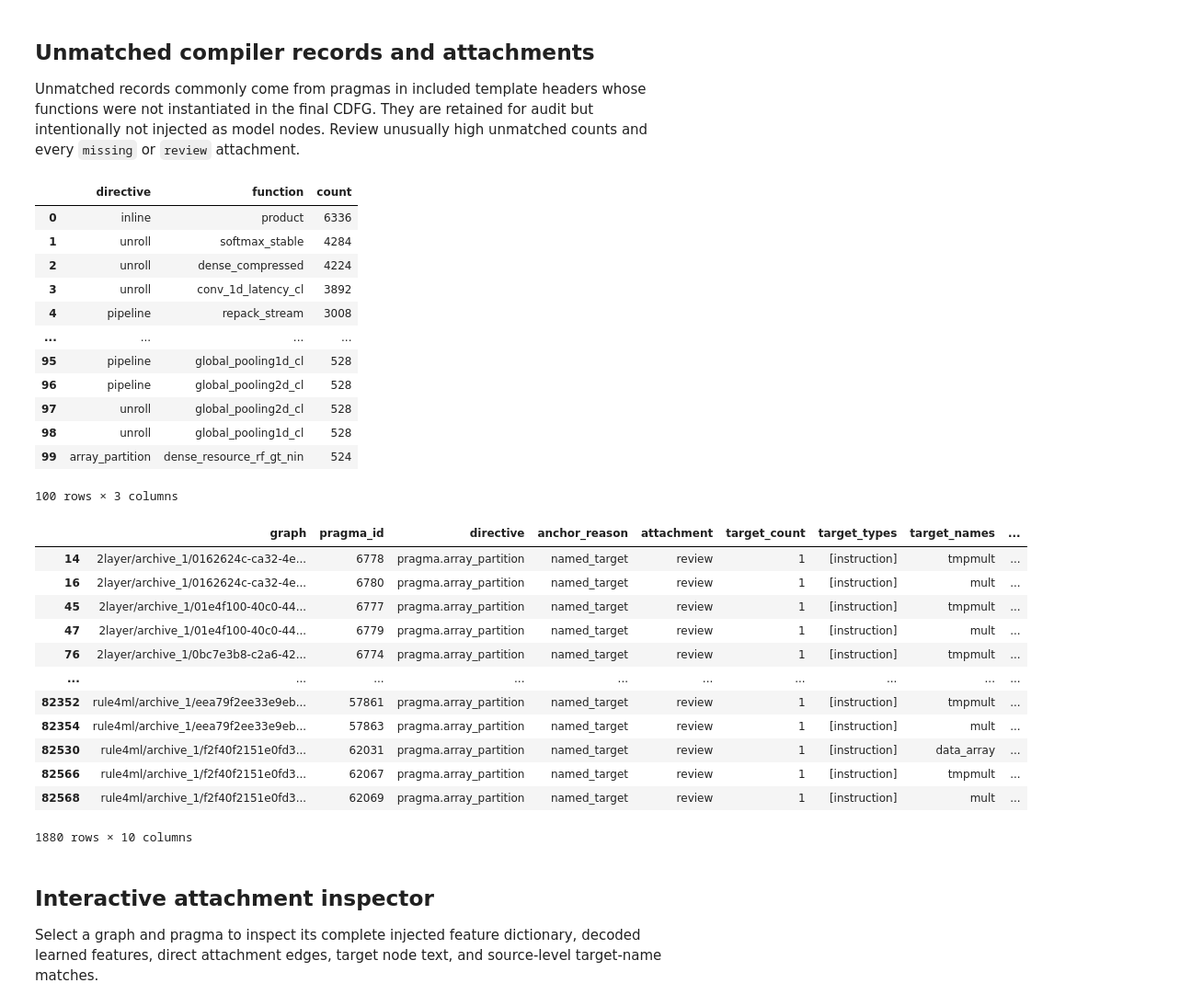
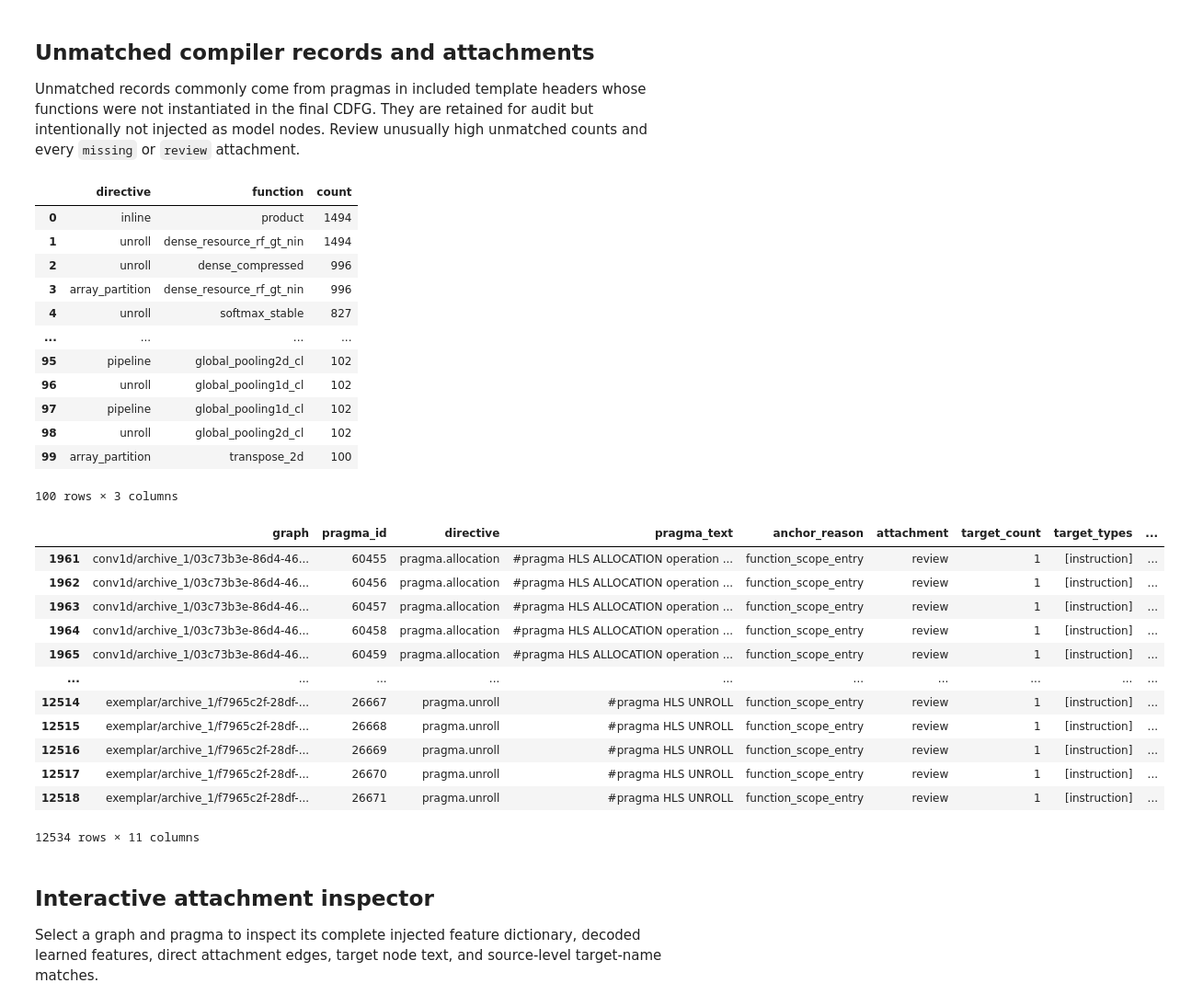
Before and after one commit to brios-polimi/ll-hls4ml, a Jupyter notebook: notebooks/08_pragma_injection_audit.ipynb, the cells around one changed output. Shown at 92% size. Cells and saved outputs as stored; diff of their text form; code cells hidden in the pictures.

```diff
--- a/notebooks/08_pragma_injection_audit.ipynb
+++ b/notebooks/08_pragma_injection_audit.ipynb
@@ -48,8 +48,8 @@ GRAPH_ROOT = Path(os.environ.get(
 )).resolve()
 
 # Set either filter to a collection of names, or leave as None for everything.
-KERNEL_FILTER = None       # e.g. {'2layer', 'conv1d'}
-ARCHIVE_FILTER = None      # e.g. {'archive_1', 'archive_4'}
+KERNEL_FILTER = ['2layer', 'conv1d', 'exemplar']
+ARCHIVE_FILTER = ['archive_1']      # e.g. {'archive_1', 'archive_4'}
 MAX_GRAPHS = None          # e.g. 100 for a quick sampled audit
 
 print(f'Repository: {REPO_ROOT}')
@@ -152,6 +151,13 @@ def pragma_arguments(node):
 def full_text(node):
     value = node.get('features', {}).get('full_text', [])
     return '\n'.join(map(str, value)) if isinstance(value, list) else str(value)
+
+
+def pragma_text(node):
+    stored = feature_value(node, 'pragma_text', '')
+    if stored:
+        return str(stored)
+    return full_text(node)
 
 
 def argument_coverage(node):
@@ -244,6 +250,7 @@ def audit_graphs(paths):
                 'archive': path.parent.name,
                 'pragma_id': int(node['id']),
                 'directive': node.get('text', 'pragma.unknown'),
+                'pragma_text': pragma_text(node),
                 'known_directive': node.get('text') in PRAGMA_VOCAB,
                 'schema_version': feature_value(node, 'schema_version', ''),
                 'origin': feature_value(node, 'origin', ''),
@@ -446,51 +530,51 @@ Unmatched records commonly come from pragmas in included template headers whose
 # %%
 if unmatched_audit.empty:
     print('No unmatched compiler records.')
 else:
     display(
         unmatched_audit.groupby(['directive', 'function']).size()
         .rename('count').sort_values(ascending=False).head(100).reset_index()
     )
 
 review_columns = [
-    'graph', 'pragma_id', 'directive', 'anchor_reason', 'attachment',
+    'graph', 'pragma_id', 'directive', 'pragma_text', 'anchor_reason', 'attachment',
     'target_count', 'target_types', 'target_names', 'matched_target_names',
     'raw_options',
 ]
 if pragma_audit.empty:
     print('No injected attachments to review.')
 else:
     display(
         pragma_audit[pragma_audit['attachment'].isin(['missing', 'review'])][review_columns]
         .sort_values(['attachment', 'directive', 'graph'])
     )
 # %% [output]
 |  | directive | function | count |
-| 0 | inline | product | 6336 |
-| 1 | unroll | softmax_stable | 4284 |
-| 2 | unroll | dense_compressed | 4224 |
-| 3 | unroll | conv_1d_latency_cl | 3892 |
-| 4 | pipeline | repack_stream | 3008 |
+| 0 | inline | product | 1494 |
+| 1 | unroll | dense_resource_rf_gt_nin | 1494 |
+| 2 | unroll | dense_compressed | 996 |
+| 3 | array_partition | dense_resource_rf_gt_nin | 996 |
+| 4 | unroll | softmax_stable | 827 |
 | ... | ... | ... | ... |
-| 95 | pipeline | global_pooling1d_cl | 528 |
-| 96 | pipeline | global_pooling2d_cl | 528 |
-| 97 | unroll | global_pooling2d_cl | 528 |
-| 98 | unroll | global_pooling1d_cl | 528 |
-| 99 | array_partition | dense_resource_rf_gt_nin | 524 |
+| 95 | pipeline | global_pooling2d_cl | 102 |
+| 96 | unroll | global_pooling1d_cl | 102 |
+| 97 | pipeline | global_pooling1d_cl | 102 |
+| 98 | unroll | global_pooling2d_cl | 102 |
+| 99 | array_partition | transpose_2d | 100 |
 100 rows × 3 columns
-|  | graph | pragma_id | directive | anchor_reason | attachment | target_count | target_types | target_names | ... |
-| 14 | 2layer/archive_1/0162624c-ca32-4e... | 6778 | pragma.array_partition | named_target | review | 1 | [instruction] | tmpmult | ... |
-| 16 | 2layer/archive_1/0162624c-ca32-4e... | 6780 | pragma.array_partition | named_target | review | 1 | [instruction] | mult | ... |
-| 45 | 2layer/archive_1/01e4f100-40c0-44... | 6777 | pragma.array_partition | named_target | review | 1 | [instruction] | tmpmult | ... |
-| 47 | 2layer/archive_1/01e4f100-40c0-44... | 6779 | pragma.array_partition | named_target | review | 1 | [instruction] | mult | ... |
-| 76 | 2layer/archive_1/0bc7e3b8-c2a6-42... | 6774 | pragma.array_partition | named_target | review | 1 | [instruction] | tmpmult | ... |
+|  | graph | pragma_id | directive | pragma_text | anchor_reason | attachment | target_count | target_types | ... |
+| 1961 | conv1d/archive_1/03c73b3e-86d4-46... | 60455 | pragma.allocation | #pragma HLS ALLOCATION operation ... | function_scope_entry | review | 1 | [instruction] | ... |
+| 1962 | conv1d/archive_1/03c73b3e-86d4-46... | 60456 | pragma.allocation | #pragma HLS ALLOCATION operation ... | function_scope_entry | review | 1 | [instruction] | ... |
+| 1963 | conv1d/archive_1/03c73b3e-86d4-46... | 60457 | pragma.allocation | #pragma HLS ALLOCATION operation ... | function_scope_entry | review | 1 | [instruction] | ... |
+| 1964 | conv1d/archive_1/03c73b3e-86d4-46... | 60458 | pragma.allocation | #pragma HLS ALLOCATION operation ... | function_scope_entry | review | 1 | [instruction] | ... |
+| 1965 | conv1d/archive_1/03c73b3e-86d4-46... | 60459 | pragma.allocation | #pragma HLS ALLOCATION operation ... | function_scope_entry | review | 1 | [instruction] | ... |
 | ... | ... | ... | ... | ... | ... | ... | ... | ... | ... |
-| 82352 | rule4ml/archive_1/eea79f2ee33e9eb... | 57861 | pragma.array_partition | named_target | review | 1 | [instruction] | tmpmult | ... |
-| 82354 | rule4ml/archive_1/eea79f2ee33e9eb... | 57863 | pragma.array_partition | named_target | review | 1 | [instruction] | mult | ... |
-| 82530 | rule4ml/archive_1/f2f40f2151e0fd3... | 62031 | pragma.array_partition | named_target | review | 1 | [instruction] | data_array | ... |
-| 82566 | rule4ml/archive_1/f2f40f2151e0fd3... | 62067 | pragma.array_partition | named_target | review | 1 | [instruction] | tmpmult | ... |
-| 82568 | rule4ml/archive_1/f2f40f2151e0fd3... | 62069 | pragma.array_partition | named_target | review | 1 | [instruction] | mult | ... |
+| 12514 | exemplar/archive_1/f7965c2f-28df-... | 26667 | pragma.unroll | #pragma HLS UNROLL | function_scope_entry | review | 1 | [instruction] | ... |
+| 12515 | exemplar/archive_1/f7965c2f-28df-... | 26668 | pragma.unroll | #pragma HLS UNROLL | function_scope_entry | review | 1 | [instruction] | ... |
+| 12516 | exemplar/archive_1/f7965c2f-28df-... | 26669 | pragma.unroll | #pragma HLS UNROLL | function_scope_entry | review | 1 | [instruction] | ... |
+| 12517 | exemplar/archive_1/f7965c2f-28df-... | 26670 | pragma.unroll | #pragma HLS UNROLL | function_scope_entry | review | 1 | [instruction] | ... |
+| 12518 | exemplar/archive_1/f7965c2f-28df-... | 26671 | pragma.unroll | #pragma HLS UNROLL | function_scope_entry | review | 1 | [instruction] | ... |
-1880 rows × 10 columns
+12534 rows × 11 columns
 # %% [markdown]
 ## Interactive attachment inspector
 
```
Also changed, not shown: parts of 7 cells of this notebook, 5 other files.
